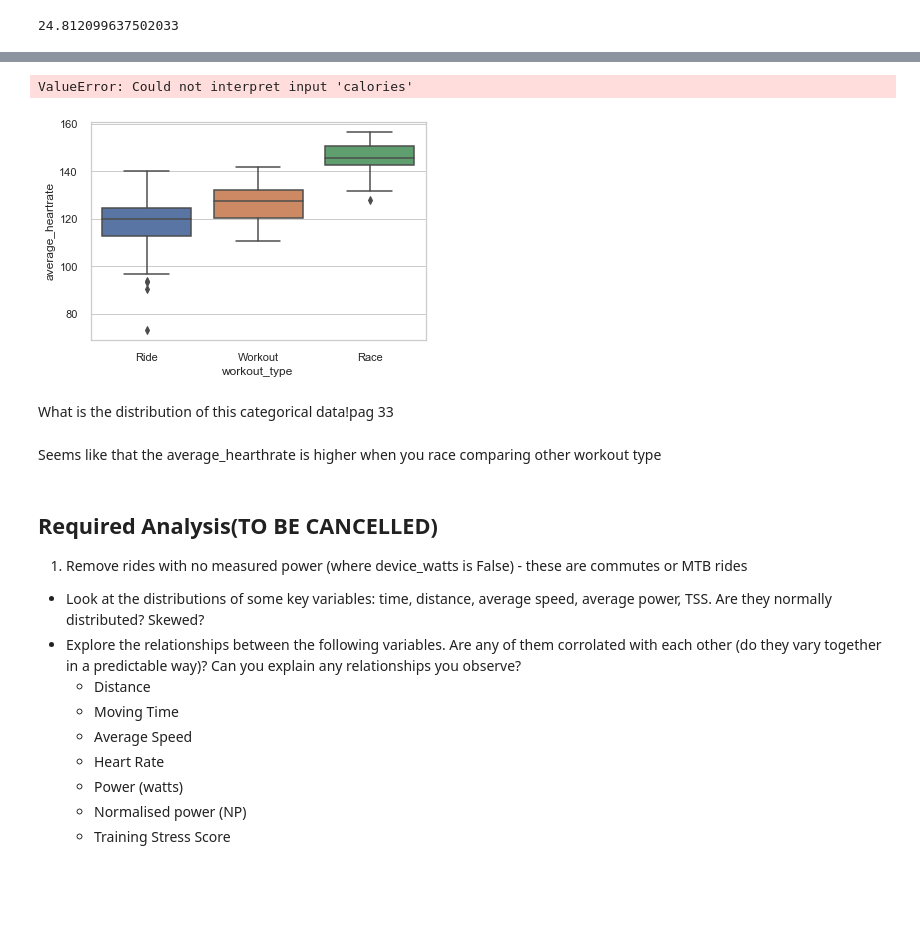
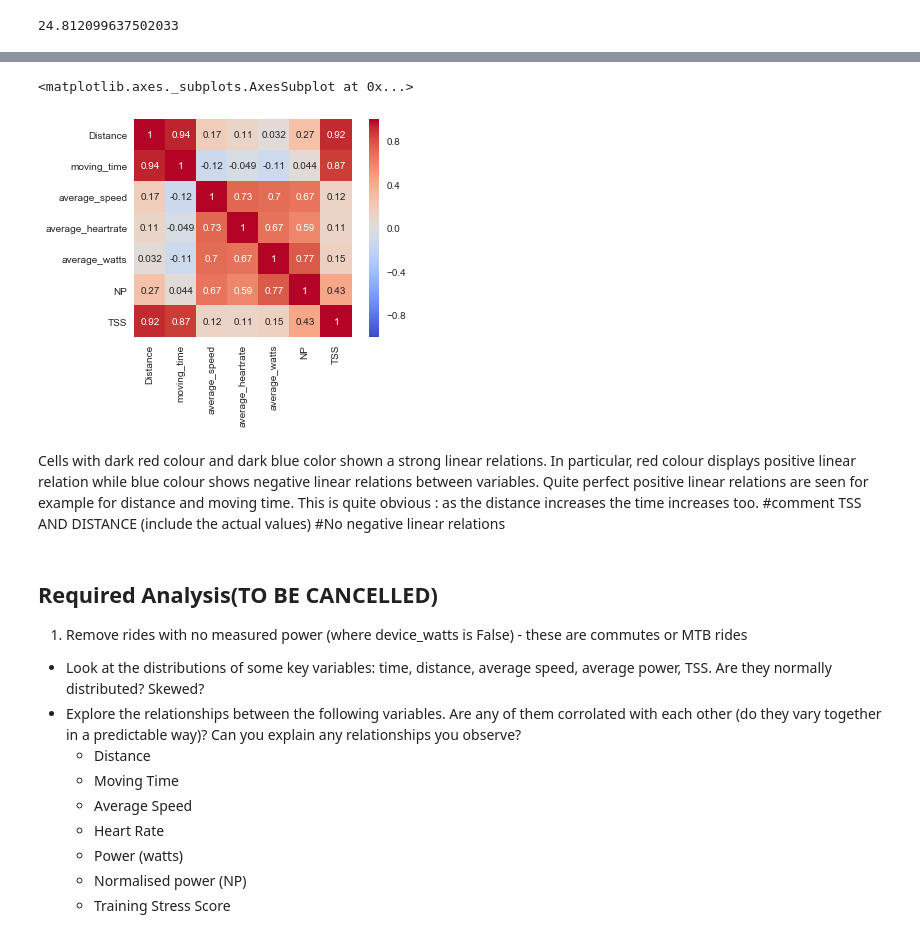
Before and after one commit to fracomp/datascience, a Jupyter notebook: Portfolio 1.ipynb, the cells around one changed output, grey strips where cells are left out. Saved outputs shown, nothing was run; the diff lists cells and outputs as text; code cells hidden in the pictures; blank space fills up the shorter version.

Commit message:
data ana

```diff
--- a/Portfolio 1.ipynb
+++ b/Portfolio 1.ipynb
@@ -272,13 +191,14 @@ array([[<matplotlib.axes._subplots.AxesSubplot object at 0x...>,
-# %%
-sns.set(style="whitegrid")
-ax = sns.boxplot(x="workout_type", y="average_heartrate", data=cd)
-# %% [output]
-ValueError: Could not interpret input 'calories'
-[figure, removed]
-# %% [markdown]
-What is the distribution of this categorical data!pag 33
-# %% [markdown]
-Seems like that the average_hearthrate is higher when you race comparing other workout type
+# %%
+corrmat=df.corr()
+sns.heatmap(corrmat,vmin=-1, vmax=1, square= True,annot=True,cmap='coolwarm')
+# %% [output]
+<matplotlib.axes._subplots.AxesSubplot at 0x...>
+[figure, added]
+# %% [markdown]
+Cells with dark red colour and dark blue color shown a strong linear relations. In particular, red colour displays positive linear relation while blue colour shows negative linear relations between variables.
+Quite perfect positive linear relations are seen for example for distance and moving time. This is quite obvious : as the distance increases the time increases too.
+#comment TSS AND DISTANCE (include the actual values)
+#No negative linear relations
 # %% [markdown]
 ## Required Analysis(TO BE CANCELLED)
 
```
Also changed, not shown: parts of 20 cells of this notebook.
